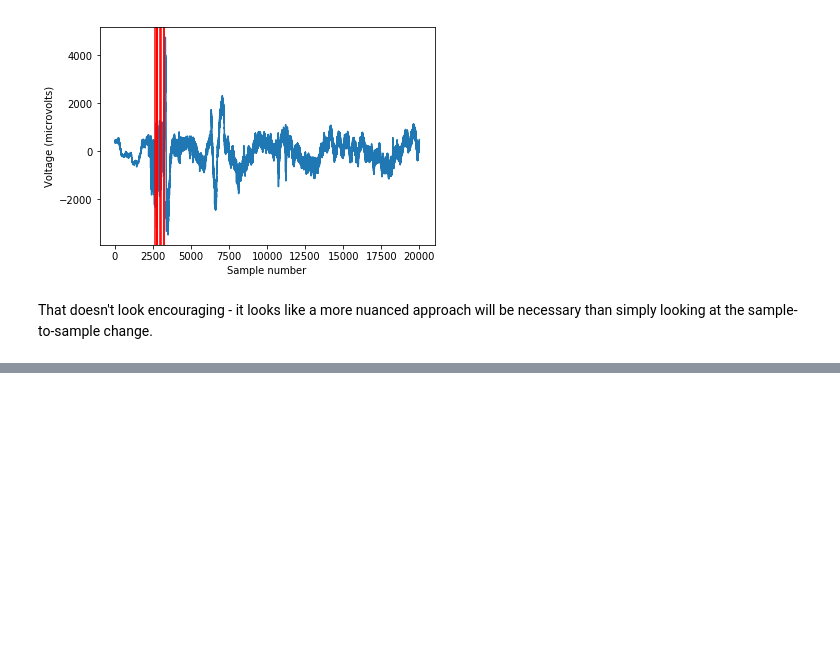
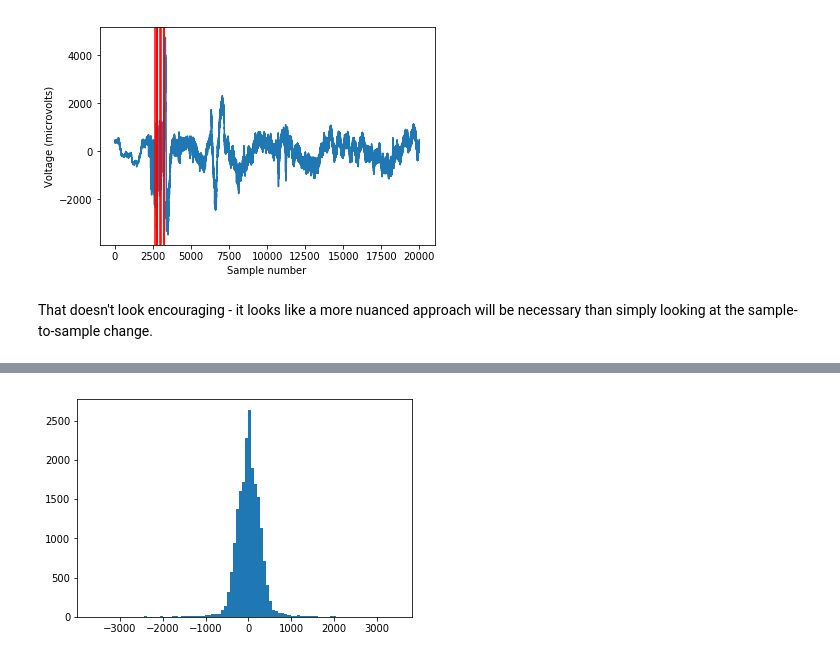
Before and after one commit to mwootten/snn-seizure-prediction, a Jupyter notebook: explorations/GradientPreprocessing.ipynb, the cells around one changed output, grey strips where cells are left out. Cells and saved outputs as stored; diff of their text form; code cells hidden in the pictures; blank space fills up the shorter version.

```diff
--- a/explorations/GradientPreprocessing.ipynb
+++ b/explorations/GradientPreprocessing.ipynb
@@ -87,3 +87,12 @@ plt.show()
 [figure]
 # %% [markdown]
 That doesn't look encouraging - it looks like a more nuanced approach will be necessary than simply looking at the sample-to-sample change.
+# %%
+def smoother_differences(distance):
+    differences = []
+    for i in range(len(initial_snippet) - distance):
+        differences.append(initial_snippet[i + distance] - initial_snippet[i])
+    return differences
+# %%
+diff_20 = np.array(smoother_differences(20))
+pd.DataFrame(diff_20).describe()
@@ -89,0 +109,5 @@ That doesn't look encouraging - it looks like a more nuanced approach will be ne
+# %%
+plt.hist(diff_20, bins=100)
+plt.show()
+# %% [output]
+[figure, added]
```
Also changed, not shown: parts of 19 cells of this notebook, 3 other files.
